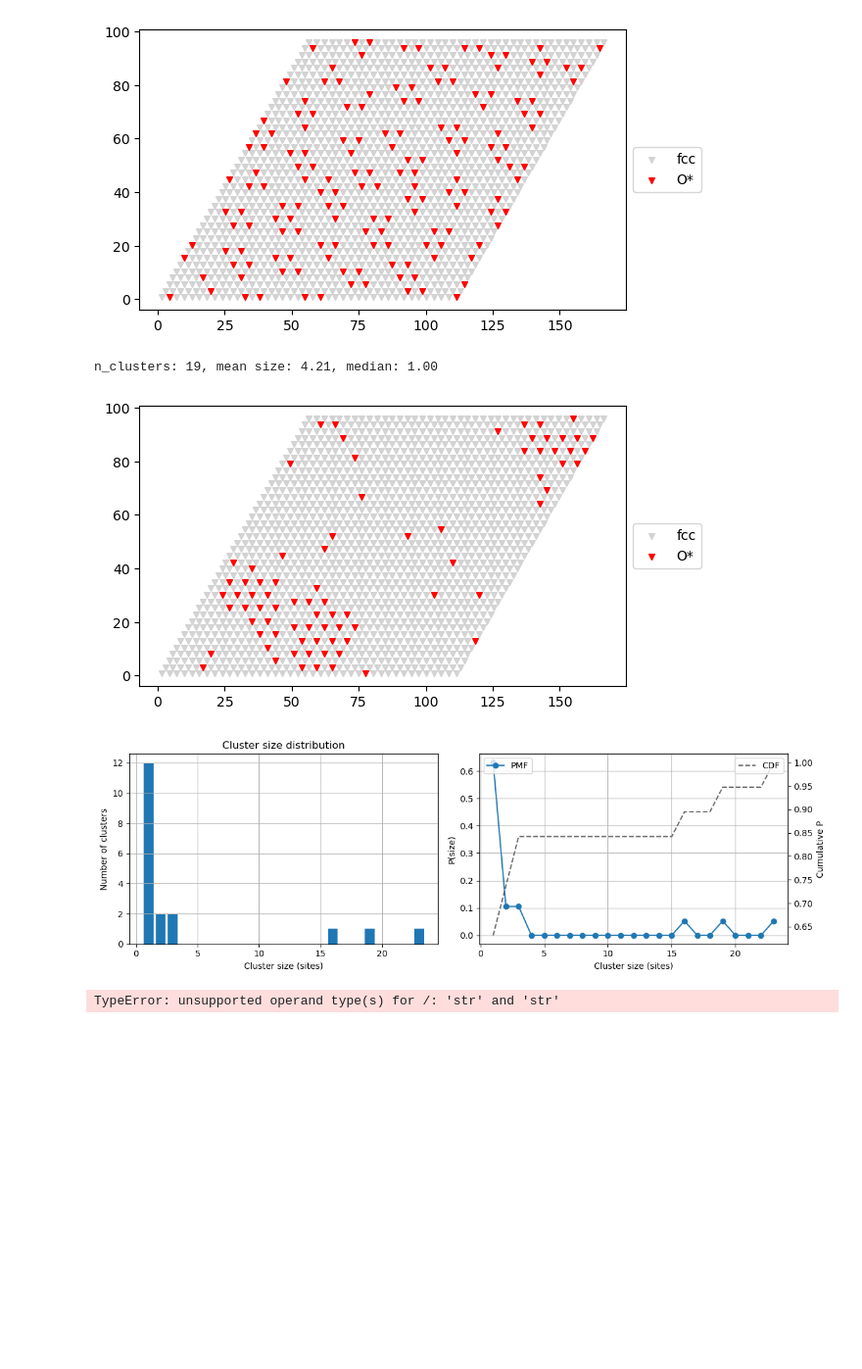
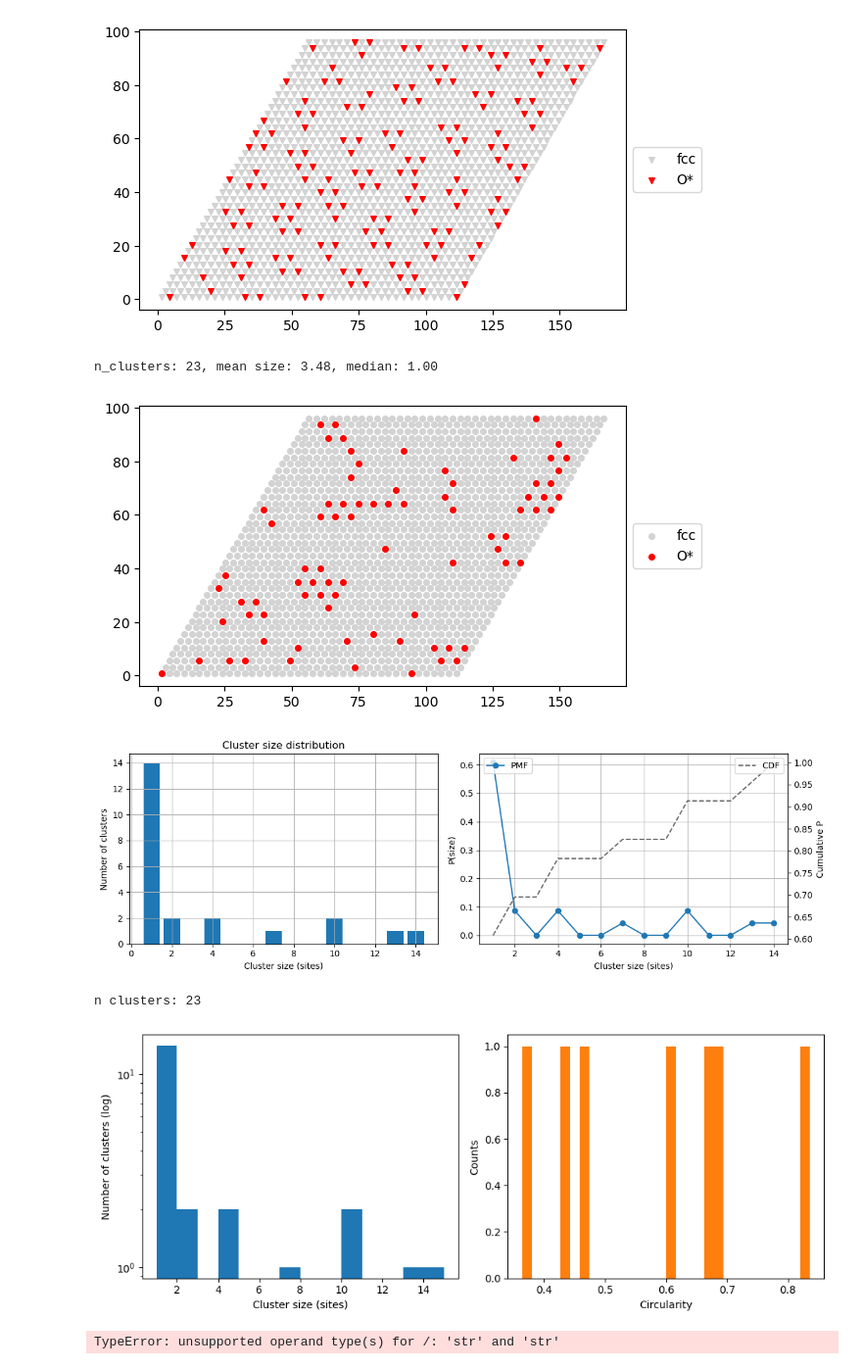
Before and after one commit to akandra/O_Pt111, a Jupyter notebook: O_Pt111-zacros.ipynb, the cells around one changed output. Shown at 98% size. Drawn from its saved outputs; the diff is of its cells as text; code cells hidden in the pictures; blank space fills up the shorter version.

Commit message:
cluster circularity is added

```diff
--- a/O_Pt111-zacros.ipynb
+++ b/O_Pt111-zacros.ipynb
@@ -58,9 +58,9 @@ lattice.plot()
 # %%
 # Loop over different coverages
 temperature = 70  # in Kelvin
-cluster_list, eng_list, cl_dir = clusters(9)
+cluster_list, eng_list, cl_dir = clusters(2)
 
-for coverage in [0.02, 0.05,0.1]:
+for coverage in [0.05]:
 
     wdir = Path(f"{run_dir}_{int(round(1000*coverage)):04d}_{cl_dir}_{temperature:04d}")
     try:
@@ -227,13 +313,19 @@ def cluster_points_periodic(points, v1, v2, cutoff):
 # %%
-ads_coords,v1,v2 = zf.get_xy(Path.cwd() /"zacros_run_0050_upto3nn_0070/lattice_input.dat", idx=99)
-zf.lattice_plot(Path.cwd() /"zacros_run_0050_upto3nn_0070/lattice_input.dat", idx=99)
+ads_coords,v1,v2 = zf.get_xy(Path.cwd() /"zacros_run_0050_upto5nn_0070/lattice_input.dat", idx=99)
+zf.lattice_plot(Path.cwd() /"zacros_run_0050_upto5nn_0070/lattice_input.dat", idx=99)
+
 labels, clusters, sizes = cluster_points_periodic(ads_coords, v1, v2, cutoff=2.001*lattice_constant)
+zf.plot_cluster_size_distribution(sizes)
 
-zf.plot_cluster_size_distribution(sizes)
+res = cluster_circularity_periodic(ads_coords, v1, v2, cutoff=2.001*lattice_constant)
+print("n clusters:", len(res['clusters']))
+plot_cluster_size_and_circularity(res['sizes'], res['circularities'])
 # %% [output]
-n_clusters: 19, mean size: 4.21, median: 1.00
+n_clusters: 23, mean size: 3.48, median: 1.00
-[figure, old version]
+[figure, new version]
-[figure, old version]
+[figure, new version]
+n clusters: 23
+[figure, added]
 # %%
 n_clusters = []
 cluster_counts = []
```
Also changed, not shown: parts of 3 cells of this notebook, 1 other file.
